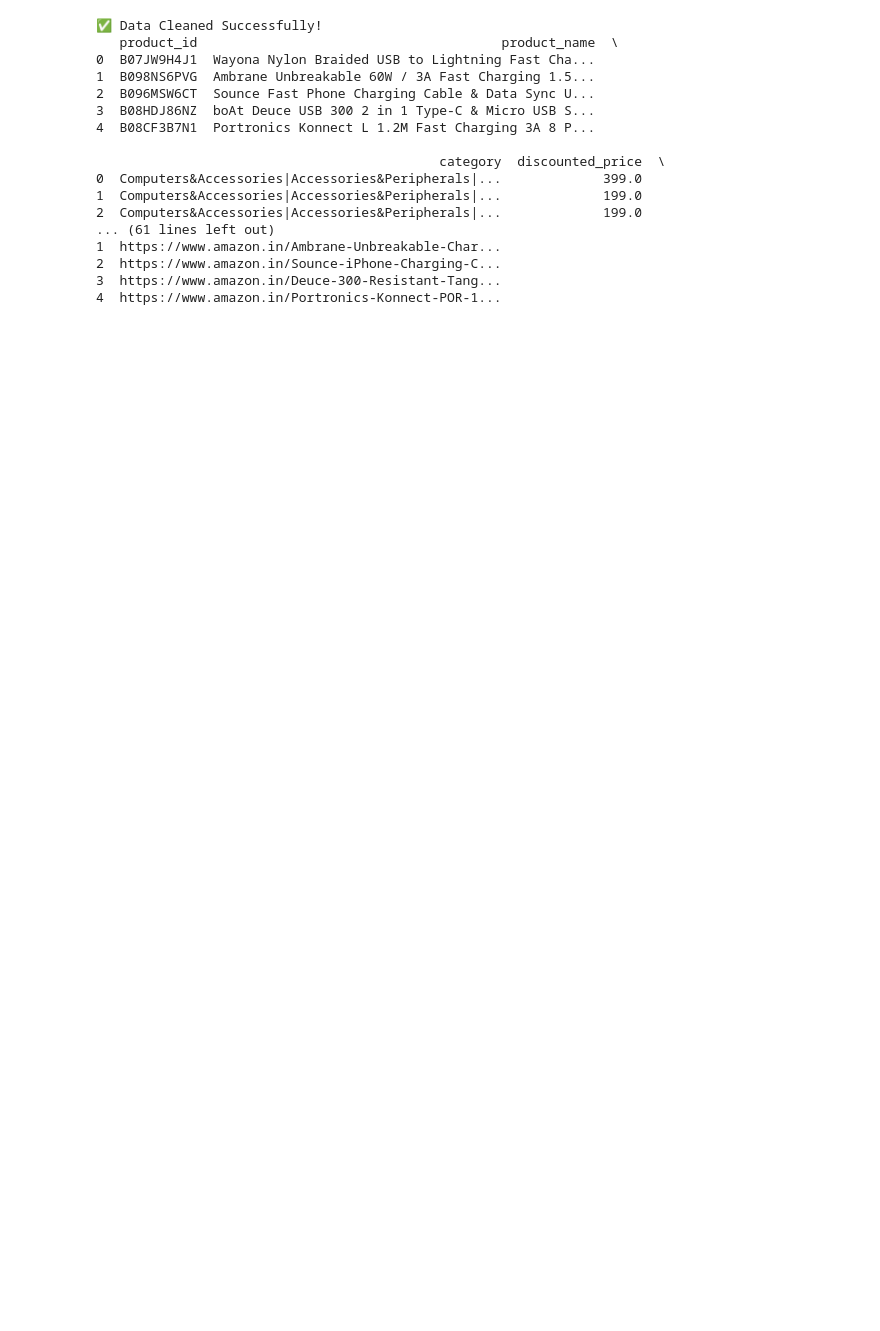
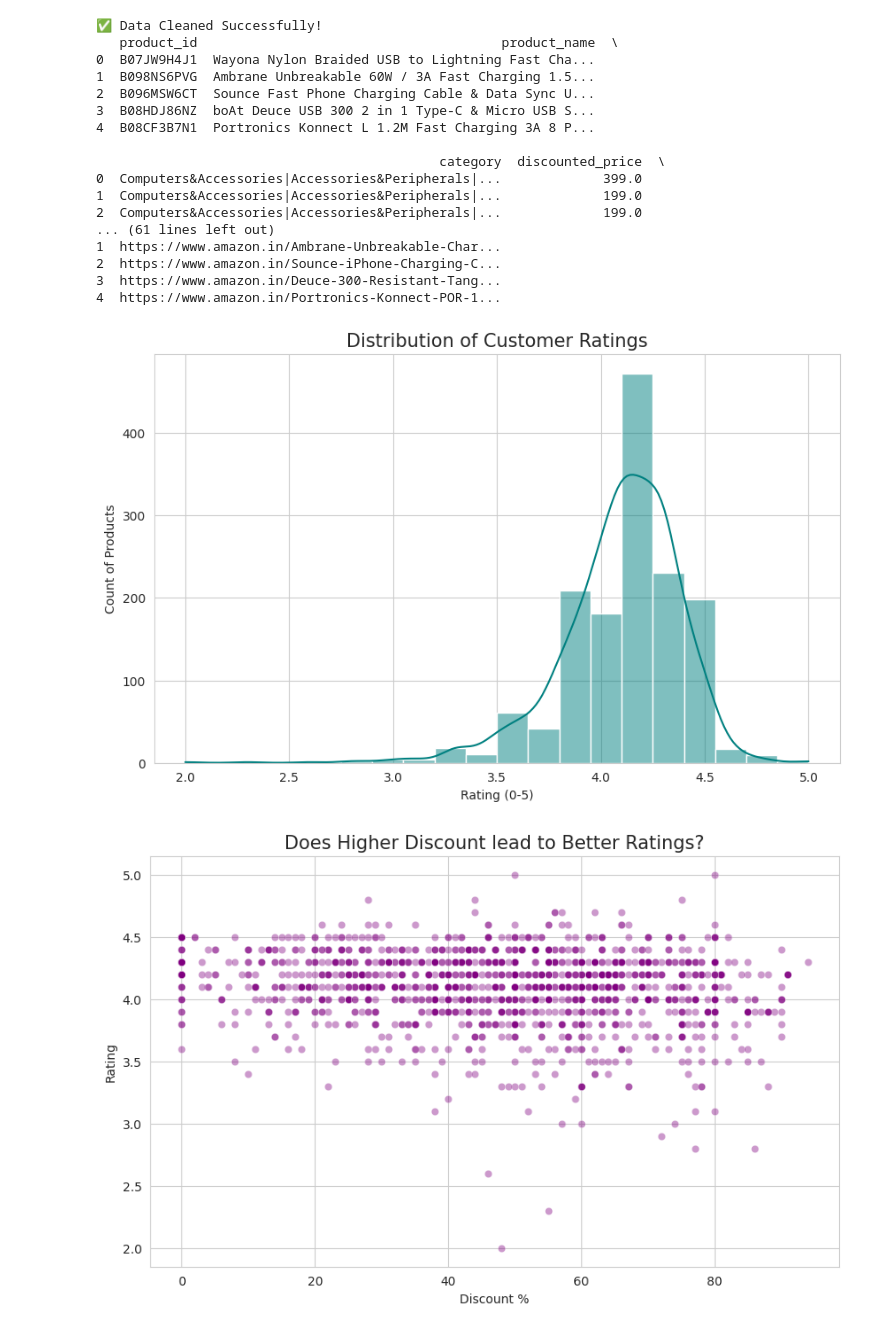
Before and after one commit to Wasfan-Wazeem/Wasfan-Wazeem-amazon-sales-analytics, a Jupyter notebook: Analysis_Report.ipynb, the cells around one changed output. Cells and saved outputs as stored; diff of their text form; code cells hidden in the pictures; blank space fills up the shorter version.

Commit message:
Added EDA visualizations for ratings and discounts

```diff
--- a/Analysis_Report.ipynb
+++ b/Analysis_Report.ipynb
@@ -47,3 +47,25 @@ print(df.head())
 2  https://www.amazon.in/Sounce-iPhone-Charging-C...
 3  https://www.amazon.in/Deuce-300-Resistant-Tang...
 4  https://www.amazon.in/Portronics-Konnect-POR-1...
+# %%
+# Set the visual style
+sns.set_style("whitegrid")
+
+# Visual 1: Distribution of Ratings
+plt.figure(figsize=(10, 6))
+sns.histplot(df['rating'], bins=20, kde=True, color='teal')
+plt.title('Distribution of Customer Ratings', fontsize=15)
+plt.xlabel('Rating (0-5)')
+plt.ylabel('Count of Products')
+plt.show() # <--- SAVE THIS IMAGE FOR REPORT
+
+# Visual 2: Discount vs. Rating Scatter Plot
+plt.figure(figsize=(10, 6))
+sns.scatterplot(x='discount_percentage', y='rating', data=df, alpha=0.4, color='purple')
+plt.title('Does Higher Discount lead to Better Ratings?', fontsize=15)
+plt.xlabel('Discount %')
+plt.ylabel('Rating')
+plt.show() # <--- SAVE THIS IMAGE FOR REPORT
+# %% [output]
+[figure, added]
+[figure, added]
```
